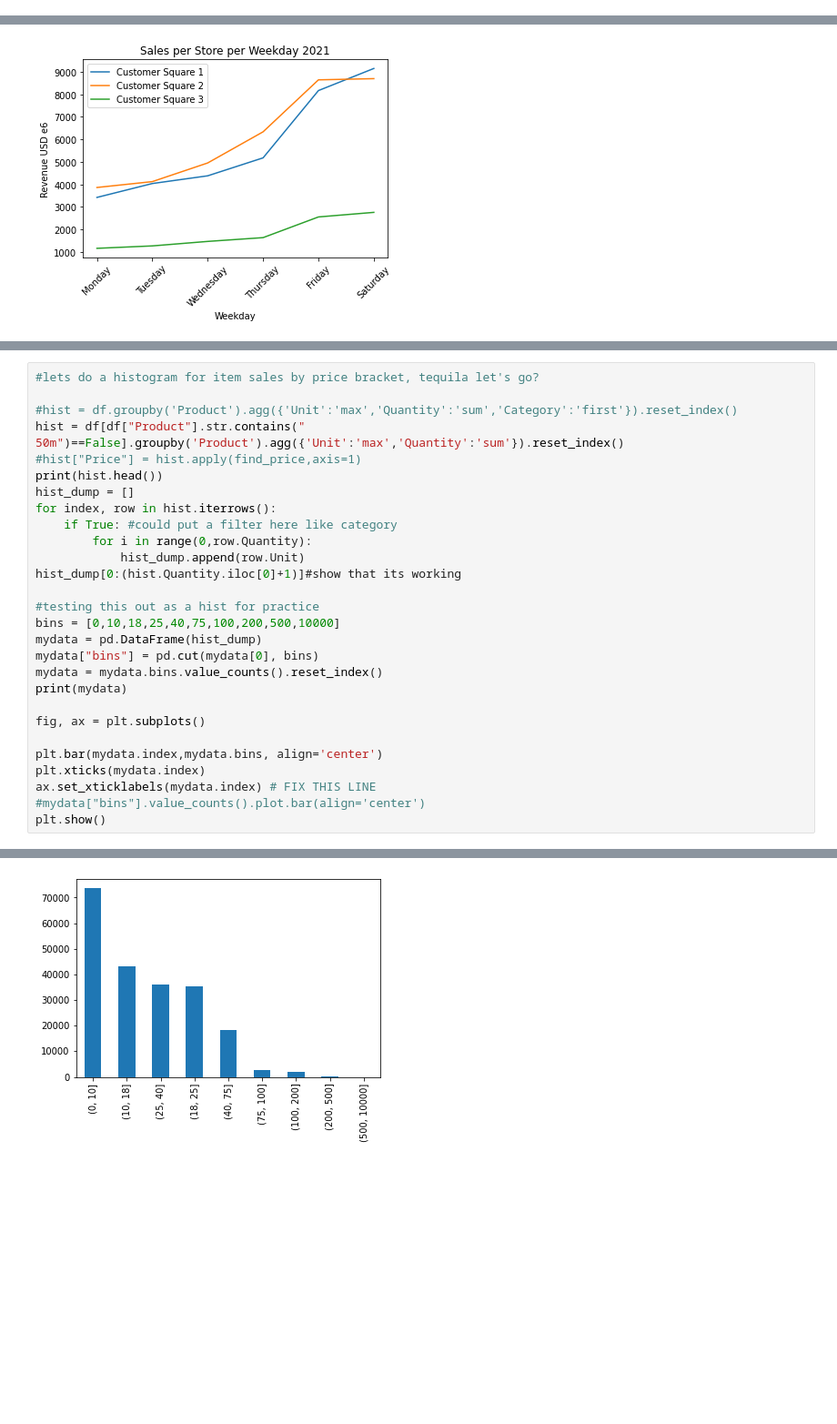
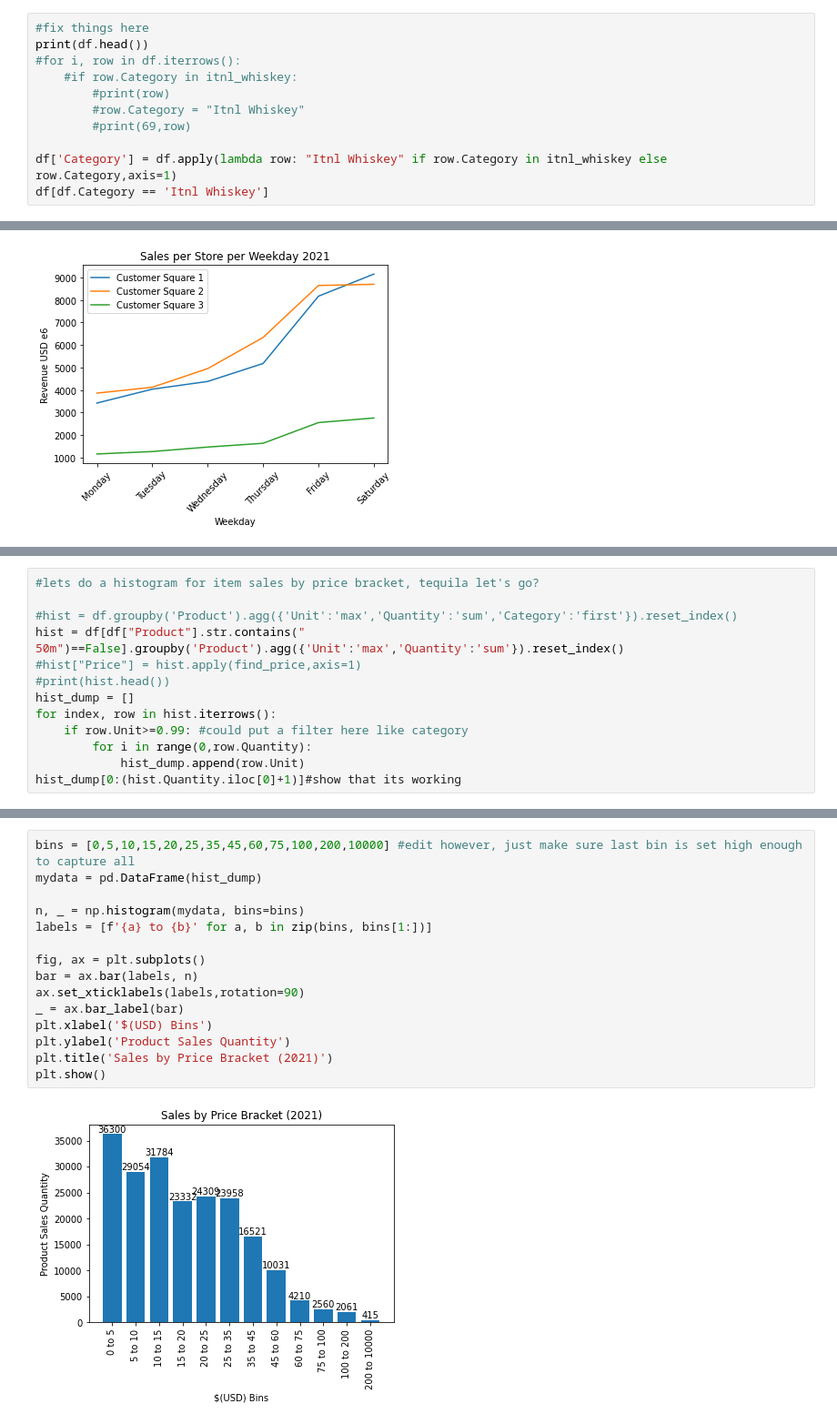
Before and after one commit to TheAgaveFairy/practice, a Jupyter notebook: SbPDetail.ipynb, the cells around one changed output, grey strips where cells are left out. Shown: that part at 91% size. Cells and saved outputs as stored; diff of their text form; blank space fills up the shorter version.

```diff
--- a/SbPDetail.ipynb
+++ b/SbPDetail.ipynb
@@ -52,0 +61,11 @@ whiskey_list = ['Whiskey American Single Malt', 'Whiskey Bourbon/American', 'Whi
+# %%
+#fix things here
+print(df.head())
+#for i, row in df.iterrows():
+    #if row.Category in itnl_whiskey:
+        #print(row)
+        #row.Category = "Itnl Whiskey"
+        #print(69,row)
+
+df['Category'] = df.apply(lambda row: "Itnl Whiskey" if row.Category in itnl_whiskey else row.Category,axis=1)
+df[df.Category == 'Itnl Whiskey']
@@ -112,26 +275,11 @@ GROUP BY PRICE
 #hist = df.groupby('Product').agg({'Unit':'max','Quantity':'sum','Category':'first'}).reset_index()
 hist = df[df["Product"].str.contains(" 50m")==False].groupby('Product').agg({'Unit':'max','Quantity':'sum'}).reset_index()
 #hist["Price"] = hist.apply(find_price,axis=1)
-print(hist.head())
+#print(hist.head())
 hist_dump = []
 for index, row in hist.iterrows():
-    if True: #could put a filter here like category
+    if row.Unit>=0.99: #could put a filter here like category
         for i in range(0,row.Quantity):
             hist_dump.append(row.Unit)
 hist_dump[0:(hist.Quantity.iloc[0]+1)]#show that its working
-
-#testing this out as a hist for practice
-bins = [0,10,18,25,40,75,100,200,500,10000]
-mydata = pd.DataFrame(hist_dump)
-mydata["bins"] = pd.cut(mydata[0], bins)
-mydata = mydata.bins.value_counts().reset_index()
-print(mydata)
-
-fig, ax = plt.subplots()
-
-plt.bar(mydata.index,mydata.bins, align='center')
-plt.xticks(mydata.index)
-ax.set_xticklabels(mydata.index) # FIX THIS LINE
-#mydata["bins"].value_counts().plot.bar(align='center')
-plt.show()
 # %% [output]
@@ -155,5 +289,19 @@ plt.show()
 # %%
+bins = [0,5,10,15,20,25,35,45,60,75,100,200,10000] #edit however, just make sure last bin is set high enough to capture all
+mydata = pd.DataFrame(hist_dump)
+
+n, _ = np.histogram(mydata, bins=bins)
+labels = [f'{a} to {b}' for a, b in zip(bins, bins[1:])]
+
+fig, ax = plt.subplots()
+bar = ax.bar(labels, n)
+ax.set_xticklabels(labels,rotation=90)
+_ = ax.bar_label(bar)
+plt.xlabel('$(USD) Bins')
+plt.ylabel('Product Sales Quantity')
+plt.title('Sales by Price Bracket (2021)')
+plt.show()
 # %% [output]
-[figure, old version]
+[figure, new version]
 # %% [markdown]
 ## Shelf Space Allocation Efficiency
```
Also changed, not shown: parts of 31 cells of this notebook, 6 other files.
